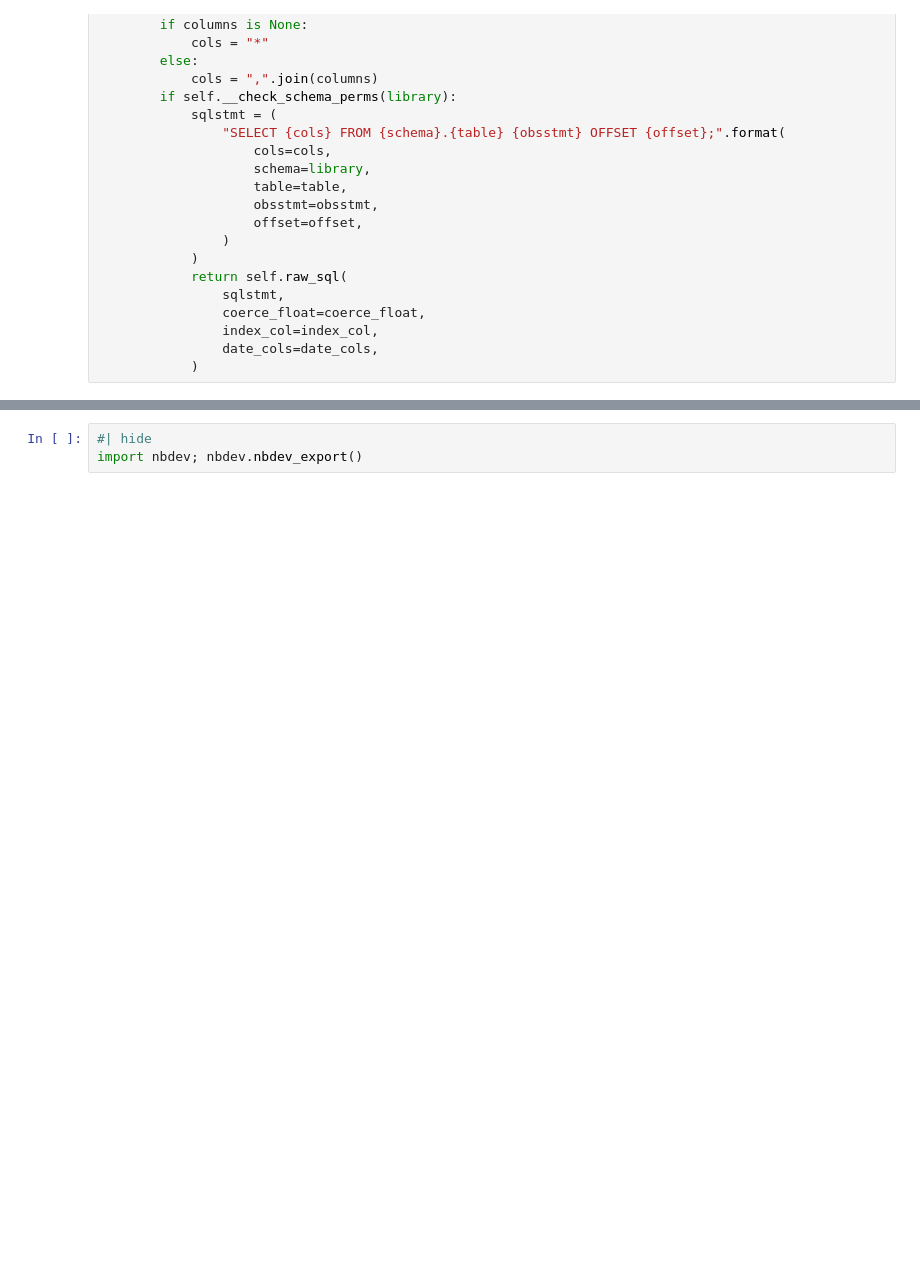
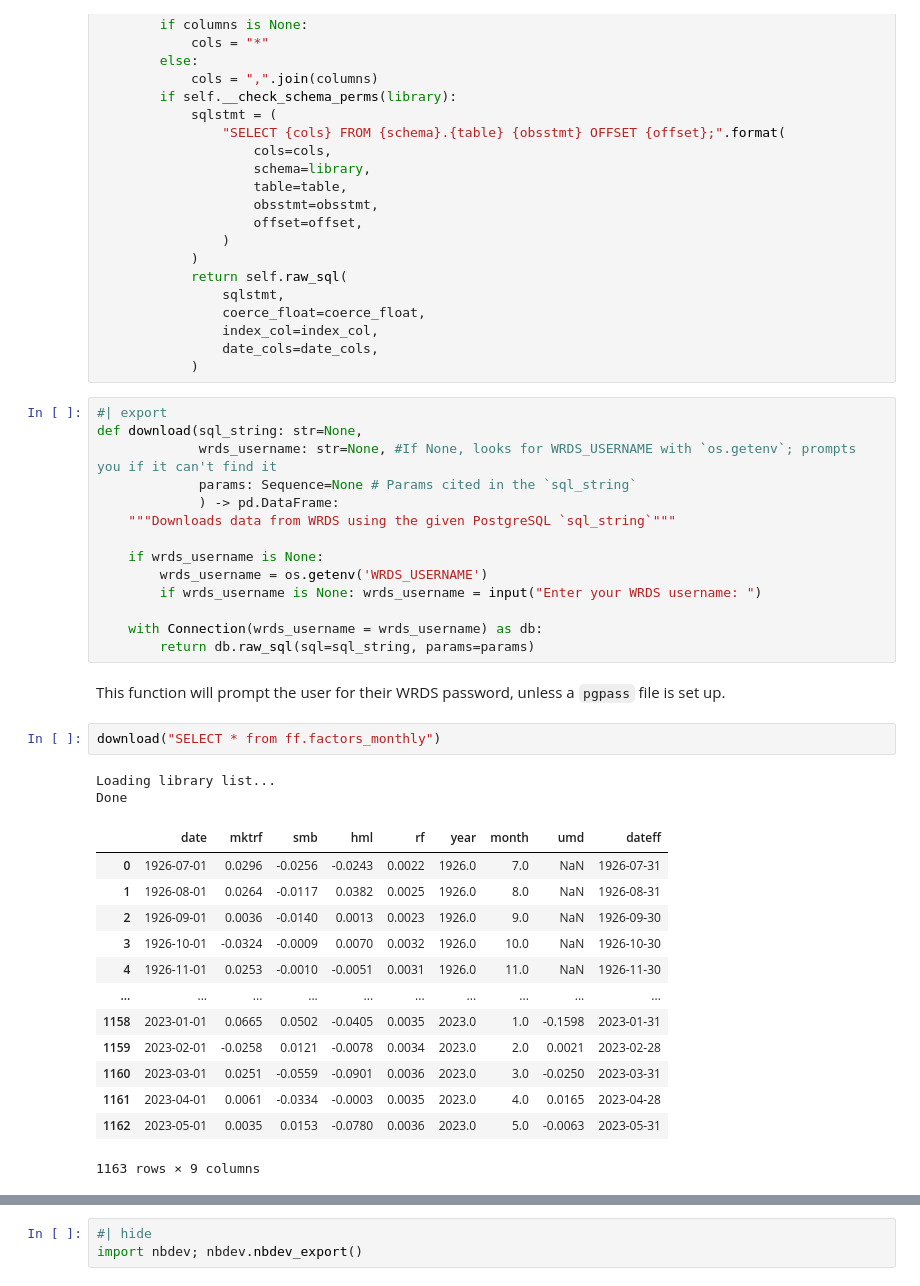
Before and after one commit to ionmihai/finsets, a Jupyter notebook: nbs/01_wrds/wrds_api.ipynb, the cells around one changed output, grey strips where cells are left out. Drawn from its saved outputs; the diff is of its cells as text; blank space fills up the shorter version.

```diff
--- a/nbs/wrds2.ipynb
+++ b/nbs/01_wrds/wrds_api.ipynb
@@ -662,3 +667,37 @@ ORDER BY 1;
                 index_col=index_col,
                 date_cols=date_cols,
             )
+# %%
+#| export
+def download(sql_string: str=None,
+             wrds_username: str=None, #If None, looks for WRDS_USERNAME with `os.getenv`; prompts you if it can't find it
+             params: Sequence=None # Params cited in the `sql_string`
+             ) -> pd.DataFrame:
+    """Downloads data from WRDS using the given PostgreSQL `sql_string`"""
+
+    if wrds_username is None:
+        wrds_username = os.getenv('WRDS_USERNAME')
+        if wrds_username is None: wrds_username = input("Enter your WRDS username: ")
+
+    with Connection(wrds_username = wrds_username) as db:
+        return db.raw_sql(sql=sql_string, params=params)
+# %% [markdown]
+This function will prompt the user for their WRDS password, unless a `pgpass` file is set up.
+# %%
+download("SELECT * from ff.factors_monthly")
+# %% [output]
+Loading library list...
+Done
+|  | date | mktrf | smb | hml | rf | year | month | umd | dateff |
+| 0 | 1926-07-01 | 0.0296 | -0.0256 | -0.0243 | 0.0022 | 1926.0 | 7.0 | NaN | 1926-07-31 |
+| 1 | 1926-08-01 | 0.0264 | -0.0117 | 0.0382 | 0.0025 | 1926.0 | 8.0 | NaN | 1926-08-31 |
+| 2 | 1926-09-01 | 0.0036 | -0.0140 | 0.0013 | 0.0023 | 1926.0 | 9.0 | NaN | 1926-09-30 |
+| 3 | 1926-10-01 | -0.0324 | -0.0009 | 0.0070 | 0.0032 | 1926.0 | 10.0 | NaN | 1926-10-30 |
+| 4 | 1926-11-01 | 0.0253 | -0.0010 | -0.0051 | 0.0031 | 1926.0 | 11.0 | NaN | 1926-11-30 |
+| ... | ... | ... | ... | ... | ... | ... | ... | ... | ... |
+| 1158 | 2023-01-01 | 0.0665 | 0.0502 | -0.0405 | 0.0035 | 2023.0 | 1.0 | -0.1598 | 2023-01-31 |
+| 1159 | 2023-02-01 | -0.0258 | 0.0121 | -0.0078 | 0.0034 | 2023.0 | 2.0 | 0.0021 | 2023-02-28 |
+| 1160 | 2023-03-01 | 0.0251 | -0.0559 | -0.0901 | 0.0036 | 2023.0 | 3.0 | -0.0250 | 2023-03-31 |
+| 1161 | 2023-04-01 | 0.0061 | -0.0334 | -0.0003 | 0.0035 | 2023.0 | 4.0 | 0.0165 | 2023-04-28 |
+| 1162 | 2023-05-01 | 0.0035 | 0.0153 | -0.0780 | 0.0036 | 2023.0 | 5.0 | -0.0063 | 2023-05-31 |
+1163 rows × 9 columns
```
Also changed, not shown: parts of 13 cells of this notebook, 23 other files.
